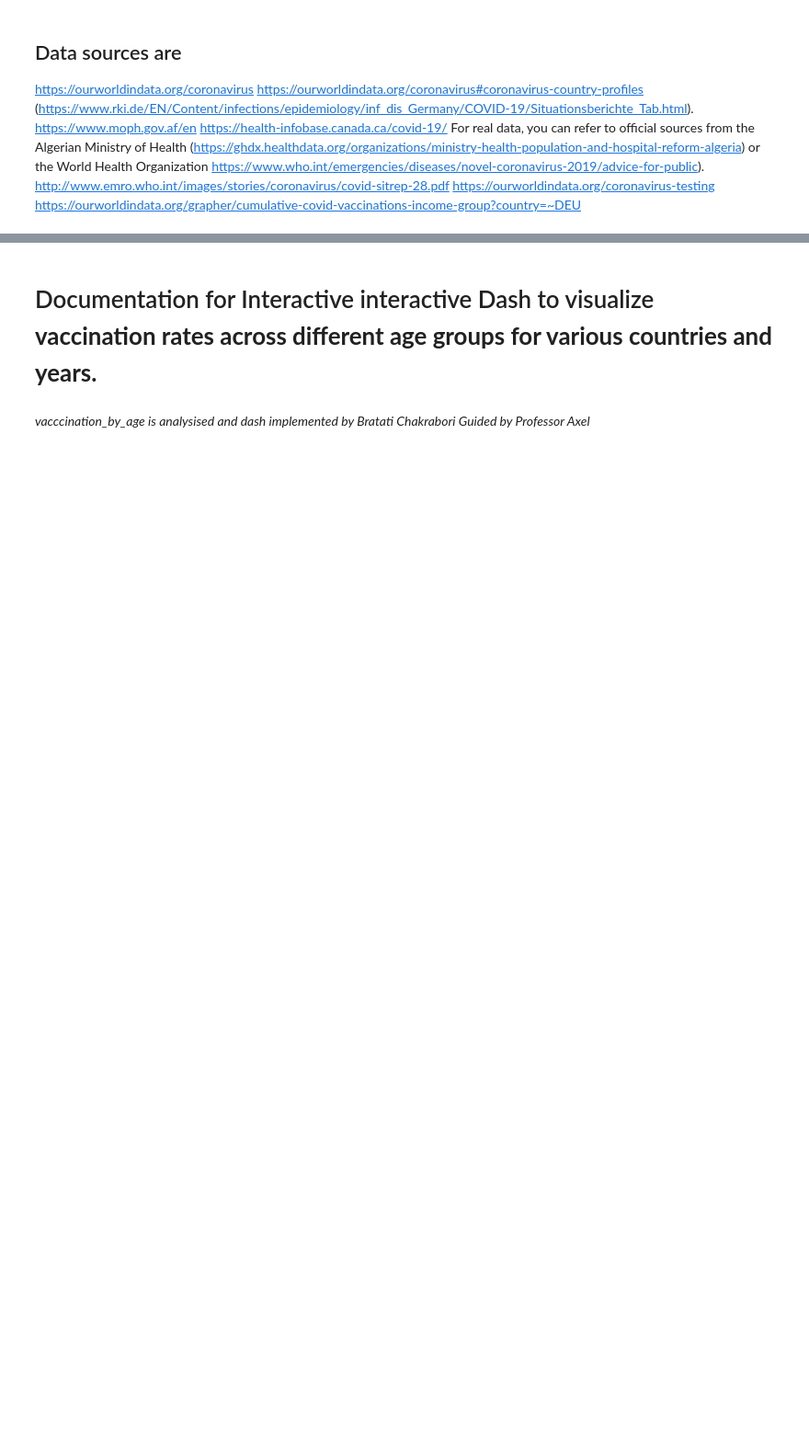
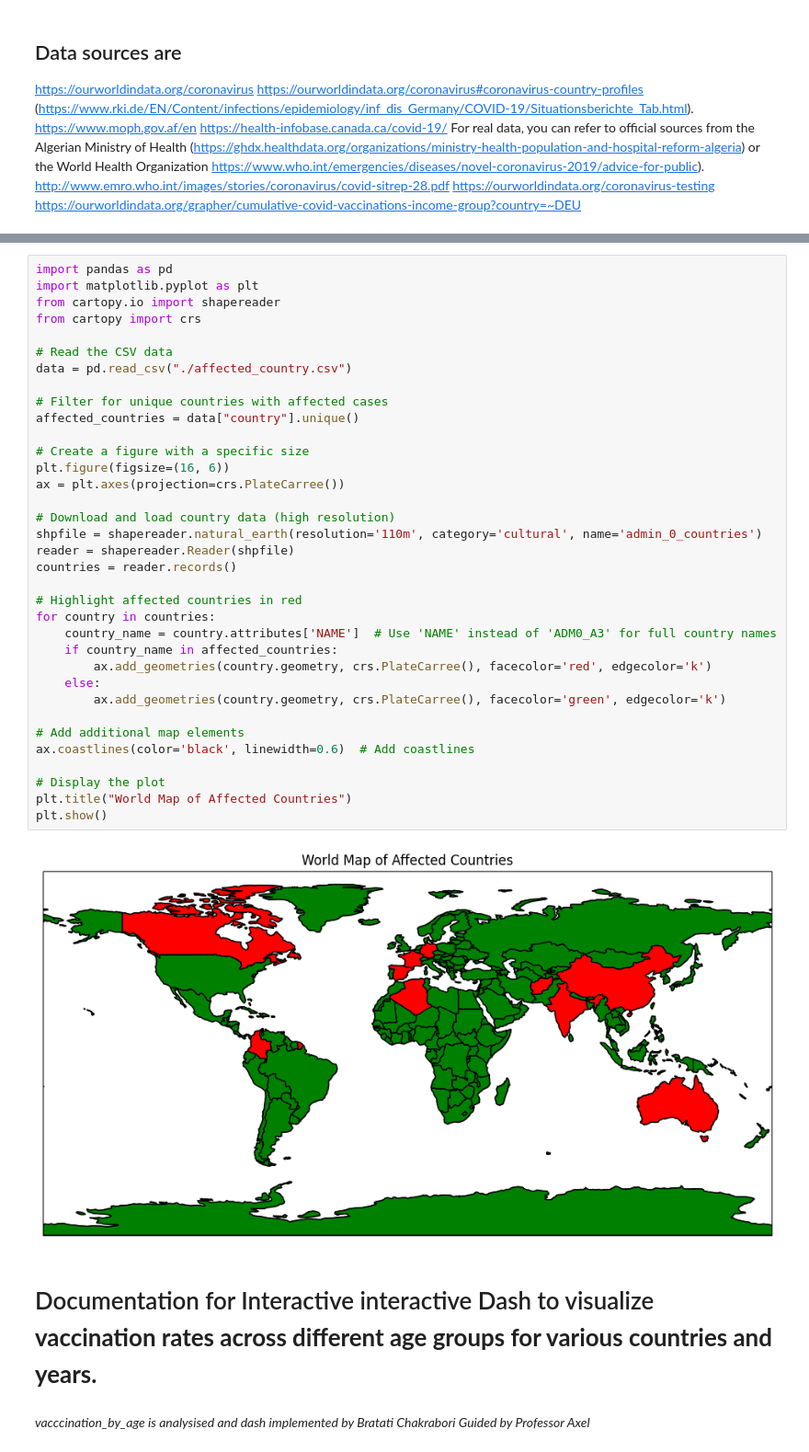
Before and after one commit to bratatikiit/Data_Analytics_project, a Jupyter notebook: data/vaccination analysis.ipynb, the cells around one changed output, grey strips where cells are left out. Shown: that part at 92% size. Drawn from its saved outputs; the diff is of its cells as text; blank space fills up the shorter version.

```diff
--- a/data/vaccination analysis.ipynb
+++ b/data/vaccination analysis.ipynb
@@ -12,3 +52,40 @@ https://ourworldindata.org/grapher/cumulative-covid-vaccinations-income-group?co
+# %%
+import pandas as pd
+import matplotlib.pyplot as plt
+from cartopy.io import shapereader
+from cartopy import crs
+
+# Read the CSV data
+data = pd.read_csv("./affected_country.csv")
+
+# Filter for unique countries with affected cases
+affected_countries = data["country"].unique()
+
+# Create a figure with a specific size
+plt.figure(figsize=(16, 6))
+ax = plt.axes(projection=crs.PlateCarree())
+
+# Download and load country data (high resolution)
+shpfile = shapereader.natural_earth(resolution='110m', category='cultural', name='admin_0_countries')
+reader = shapereader.Reader(shpfile)
+countries = reader.records()
+
+# Highlight affected countries in red
+for country in countries:
+    country_name = country.attributes['NAME']  # Use 'NAME' instead of 'ADM0_A3' for full country names
+    if country_name in affected_countries:
+        ax.add_geometries(country.geometry, crs.PlateCarree(), facecolor='red', edgecolor='k')
+    else:
+        ax.add_geometries(country.geometry, crs.PlateCarree(), facecolor='green', edgecolor='k')
+
+# Add additional map elements
+ax.coastlines(color='black', linewidth=0.6)  # Add coastlines
+
+# Display the plot
+plt.title("World Map of Affected Countries")
+plt.show()
+# %% [output]
+[figure, added]
 # %% [markdown]
 # Documentation for Interactive interactive  Dash to visualize **vaccination rates across different age groups for various countries and years.**
 # %% [markdown]
```
Also changed, not shown: parts of 6 cells of this notebook, 8 other files.
